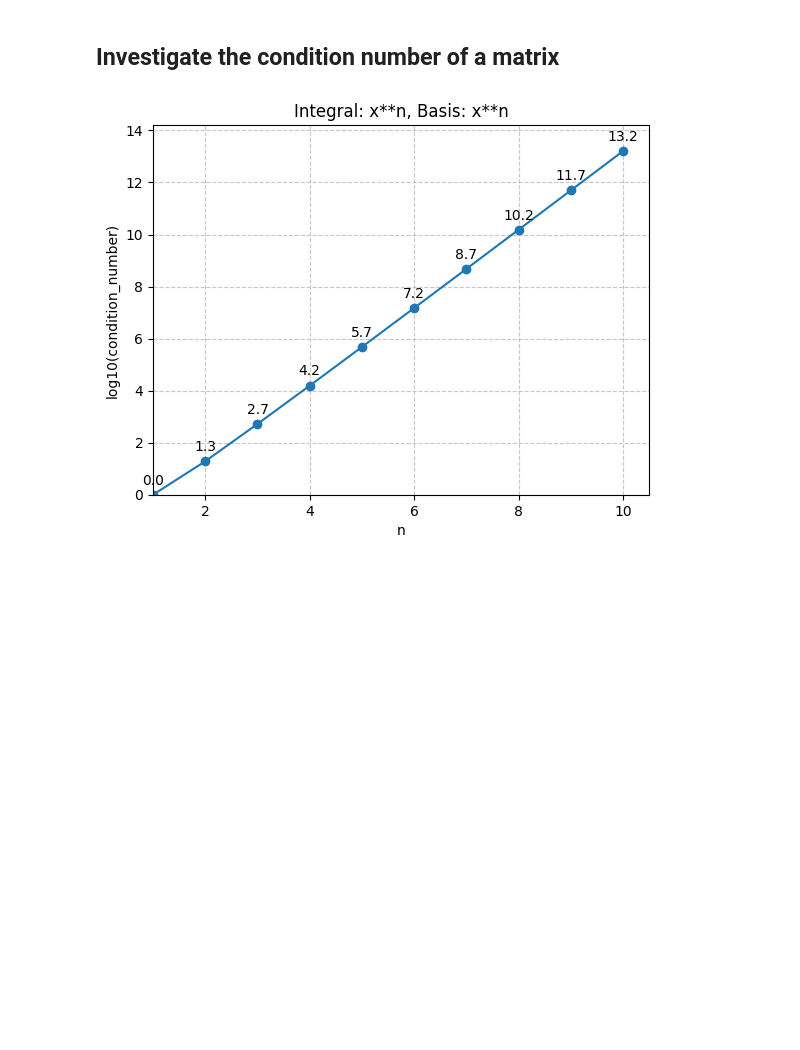
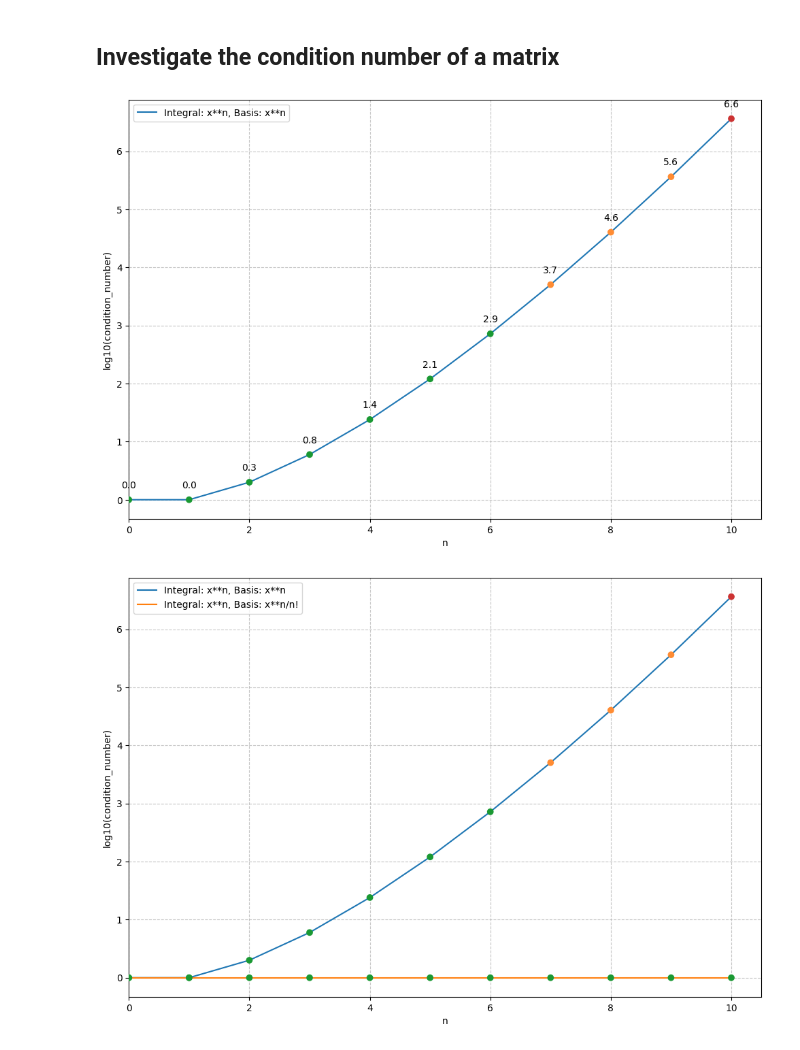
Before and after one commit to kulla/approximation-of-functions-with-repeated-integrals, a Jupyter notebook: notebooks/2025-02-14-investigation-of-condition-number-for-approximation-matricies.ipynb, the cells around one changed output. Drawn from its saved outputs; the diff is of its cells as text; code cells hidden in the pictures; blank space fills up the shorter version.

```diff
--- a/notebooks/2025-02-14-investigation-of-condition-number-for-approximation-matricies.ipynb
+++ b/notebooks/2025-02-14-investigation-of-condition-number-for-approximation-matricies.ipynb
@@ -45,37 +55,60 @@ def disp_md(template, **kwargs):
 # %%
 import matplotlib.pyplot as plt
 import numpy as np
 
 from functools import partial
 from sympy.abc import x, n
 from src.c_space import derivative_forms, integral_forms, vectors
 from src.approximation import matrix_of
 
+plt.rcParams["figure.figsize"] = [12,8]
+
+green = (0.1, 0.6, 0.2)
+orange = (1.0, 0.55, 0.2)
+red = (0.8, 0.2, 0.2)
+
 def condition_number(sp_matrix, p=2):
     np_matrix = np.array(sp_matrix).astype(np.float64)
 
     return np.log10(np.linalg.cond(np_matrix, p=p))
 
-def investigate_condition_number(linear_forms, vectors, title, p=2, max_number=10):
-    def get_condition_number(n):
-        return condition_number(matrix_of(linear_forms(n), vectors(n)), p=p)
+def investigate_condition_number(plots, p=2, max_number=10):
+    for linear_forms, vectors, title in plots:
+        def get_condition_number(n):
+            return condition_number(matrix_of(linear_forms(n), vectors(n)), p=p)
 
-    ns = range(1, max_number+1)
-    condition_numbers = [get_condition_number(n) for n in ns]
+        def get_color(condition_number_log10):
+            if condition_number_log10 < 3:
+                return green
+            elif condition_number_log10 < 6:
+                return orange
+            else:
+                return red
 
-    plt.plot(ns, condition_numbers, "-o")
-    plt.xlim((1, max_number + 0.5))
-    plt.ylim((0, max(condition_numbers)+1))
+        ns = range(max_number+1)
+        condition_numbers = [get_condition_number(n) for n in ns]
+        colors = [get_color(value) for value in condition_numbers]
+
+        plt.scatter(ns, condition_numbers, c=colors, zorder=5)
+        plt.plot(ns, condition_numbers, "-", label=title)
+
+        if len(plots) < 2:
+            for i, value in enumerate(condition_numbers):
+                plt.text(ns[i], value + 0.2, f'{value:.1f}', ha='center', zorder=6)
+
+    plt.xlim((0, max_number+0.5))
     plt.xlabel("n")
     plt.ylabel("log10(condition_number)")
-    plt.title(title)
+    plt.legend()
     plt.grid(True, linestyle='--', alpha=0.7)
-
-    for i, value in enumerate(condition_numbers):
-        plt.text(ns[i], value + 0.4, f'{value:.1f}', ha='center')
 
     plt.show()
 
-investigate_condition_number(partial(integral_forms, x**n), partial(vectors, x**n), "Integral: x**n, Basis: x**n")
+investigate_condition_number([ (derivative_forms, partial(vectors, x**n), "Integral: x**n, Basis: x**n") ])
+investigate_condition_number([
+    (derivative_forms, partial(vectors, x**n), "Integral: x**n, Basis: x**n"),
+    (derivative_forms, partial(vectors, x**n/sp.factorial(n)), "Integral: x**n, Basis: x**n/n!"),
+])
 # %% [output]
-[figure, old version]
+[figure, new version]
+[figure, added]
```
Also changed, not shown: parts of 4 cells of this notebook.
